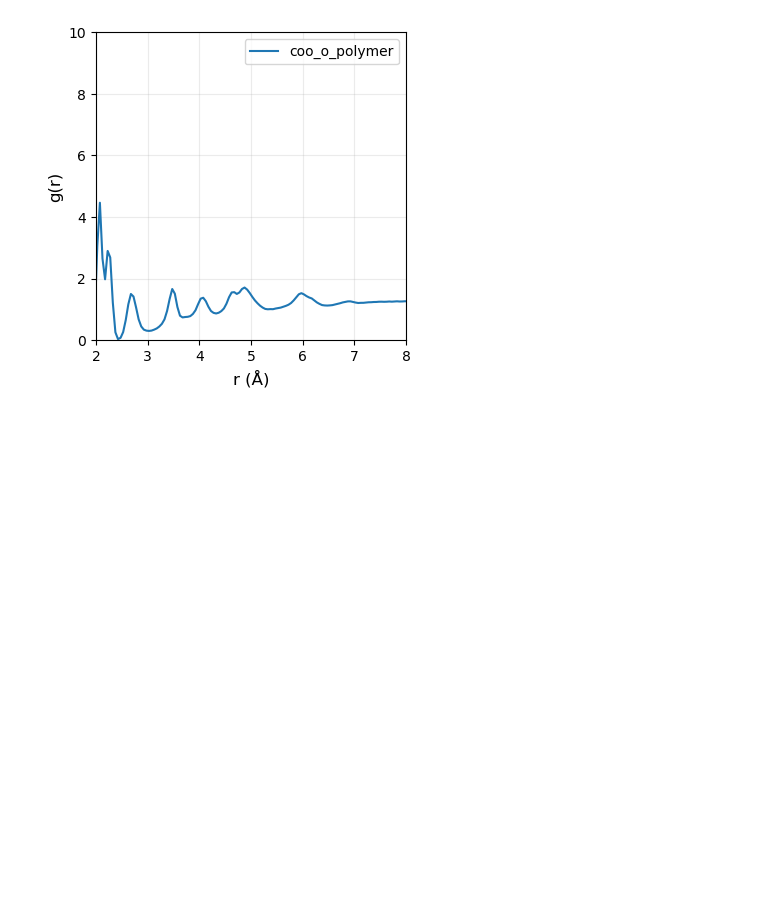
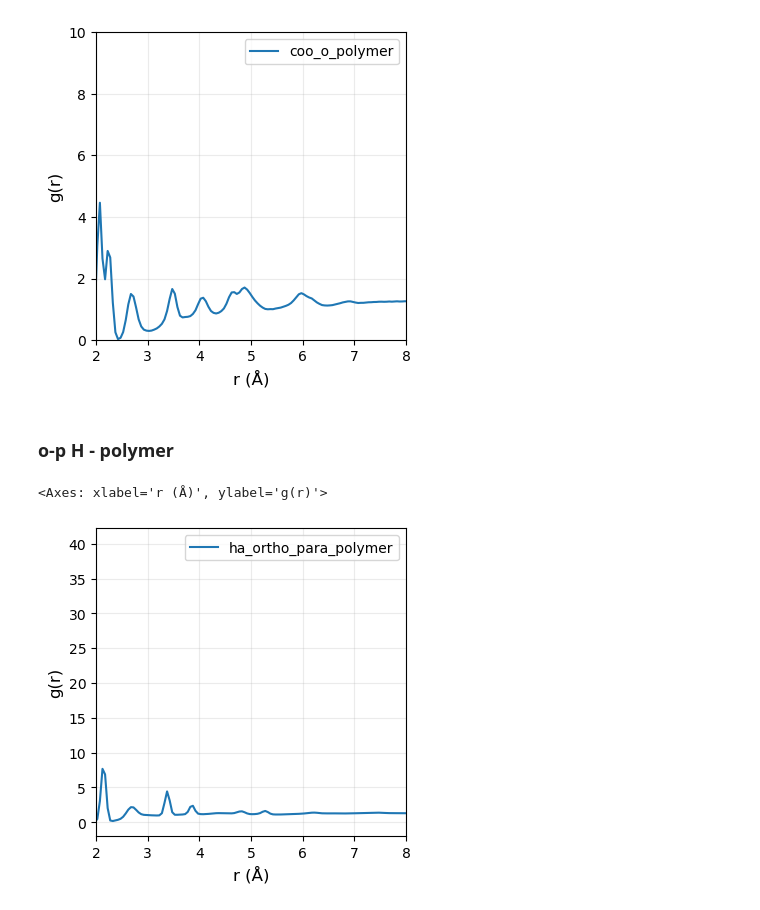
Before and after one commit to schwinns/polyamide-chlorination, a Jupyter notebook: paper/data/chlorinated/rdf.ipynb, the cells around one changed output. Saved outputs shown, nothing was run; the diff lists cells and outputs as text; code cells hidden in the pictures; blank space fills up the shorter version.

Commit message:
Additional RDFs for ortho-para H and its water shell

```diff
--- a/paper/data/chlorinated/rdf.ipynb
+++ b/paper/data/chlorinated/rdf.ipynb
@@ -257,3 +257,16 @@ plt.ylim(0, 10)
 # %% [output]
 (0.0, 10.0)
 [figure]
+# %% [markdown]
+### o-p H - polymer
+# %%
+polymer = u.select_atoms('(resname PA*) and (not element H)')
+rdf = InterRDF(ha_ortho_para, polymer, nbins=nbins, range=r_range, exclusion_block=(1,1), verbose=False)
+rdf.run(start=start, stop=stop, step=step, backend='multiprocessing', n_workers=16)
+df[f'rdf_ha_ortho_para_polymer'] = rdf.results.rdf
+df[f'count_ha_ortho_para_polymer'] = rdf.results.count
+
+plot_rdf(df, 'r_A', 'rdf_ha_ortho_para_polymer')
+# %% [output]
+<Axes: xlabel='r (Å)', ylabel='g(r)'>
+[figure, added]
```
Also changed, not shown: parts of 7 cells of this notebook, 5 other files.
